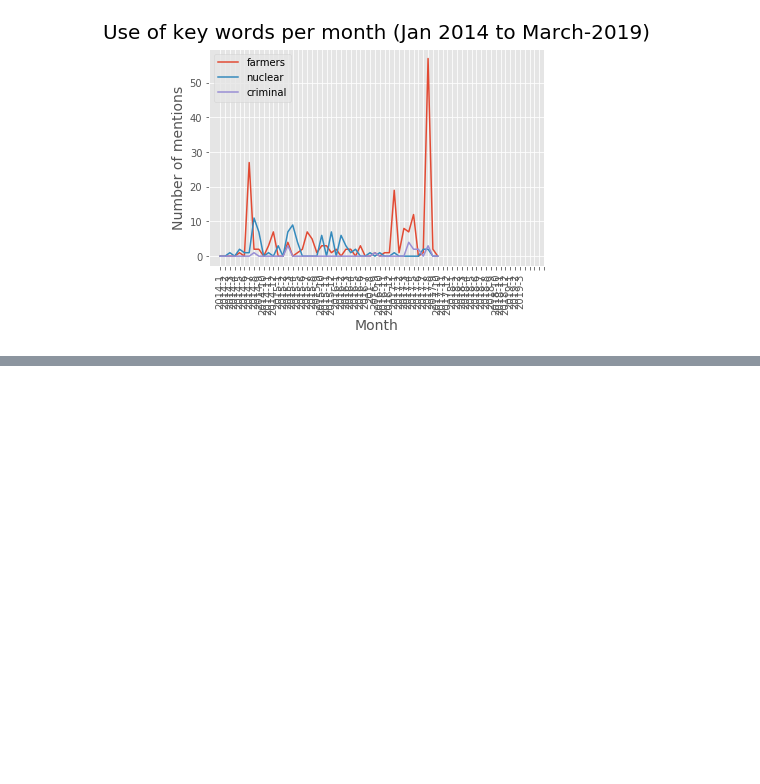
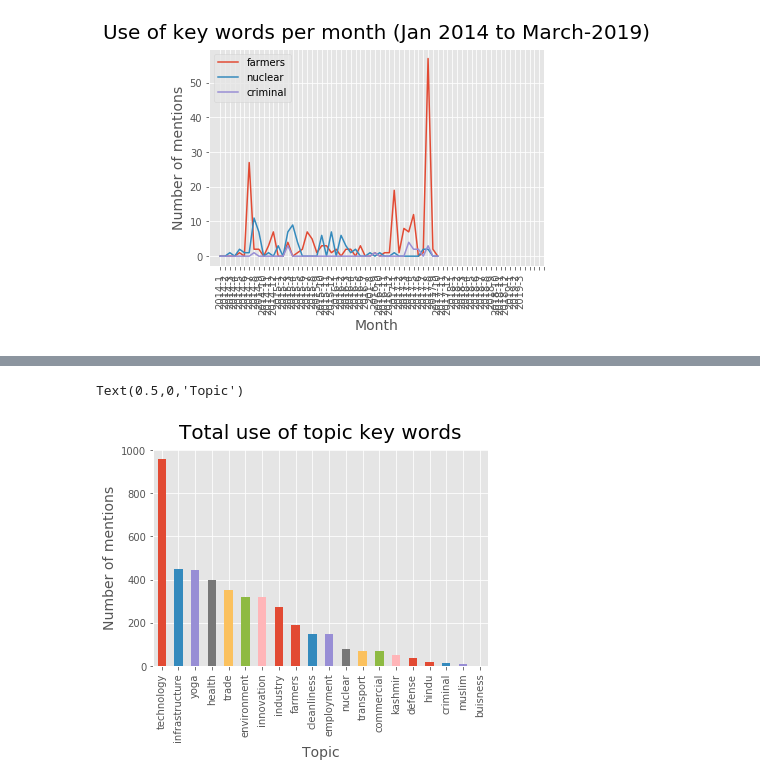
Before and after one commit to katreparitosh/Discourse-Analytics-of-Political-Speech-Transcripts, a Jupyter notebook: Code/Analysis/Analysis.ipynb, the cells around one changed output, grey strips where cells are left out. Drawn from its saved outputs; the diff is of its cells as text; code cells hidden in the pictures; blank space fills up the shorter version.

Commit message:
Total subjects Commit

```diff
--- a/Code/Analysis/Analysis.ipynb
+++ b/Code/Analysis/Analysis.ipynb
@@ -490,3 +490,7 @@ plt.xticks(range(68), labels, rotation='vertical')
 plt.legend(['farmers','nuclear','criminal'], loc='upper left');
 # %% [output]
 [figure]
+# %%
+totals_by_topic = speeches.ix[:,15:].sum()
+totals_by_topic = totals_by_topic.sort_values(ascending=False)
+totals_by_topic
@@ -492,0 +522,10 @@ plt.legend(['farmers','nuclear','criminal'], loc='upper left');
+# %%
+totals_by_topic.plot(kind='bar')
+
+plt.title("Total use of topic key words", fontdict={'fontsize': 20,\
+                                                                                'verticalalignment': 'bottom'})
+plt.ylabel("Number of mentions", fontdict={'fontsize': 14})
+plt.xlabel("Topic", fontdict={'fontsize': 14})
+# %% [output]
+Text(0.5,0,'Topic')
+[figure, added]
```
Also changed, not shown: parts of 1 cell of this notebook.
